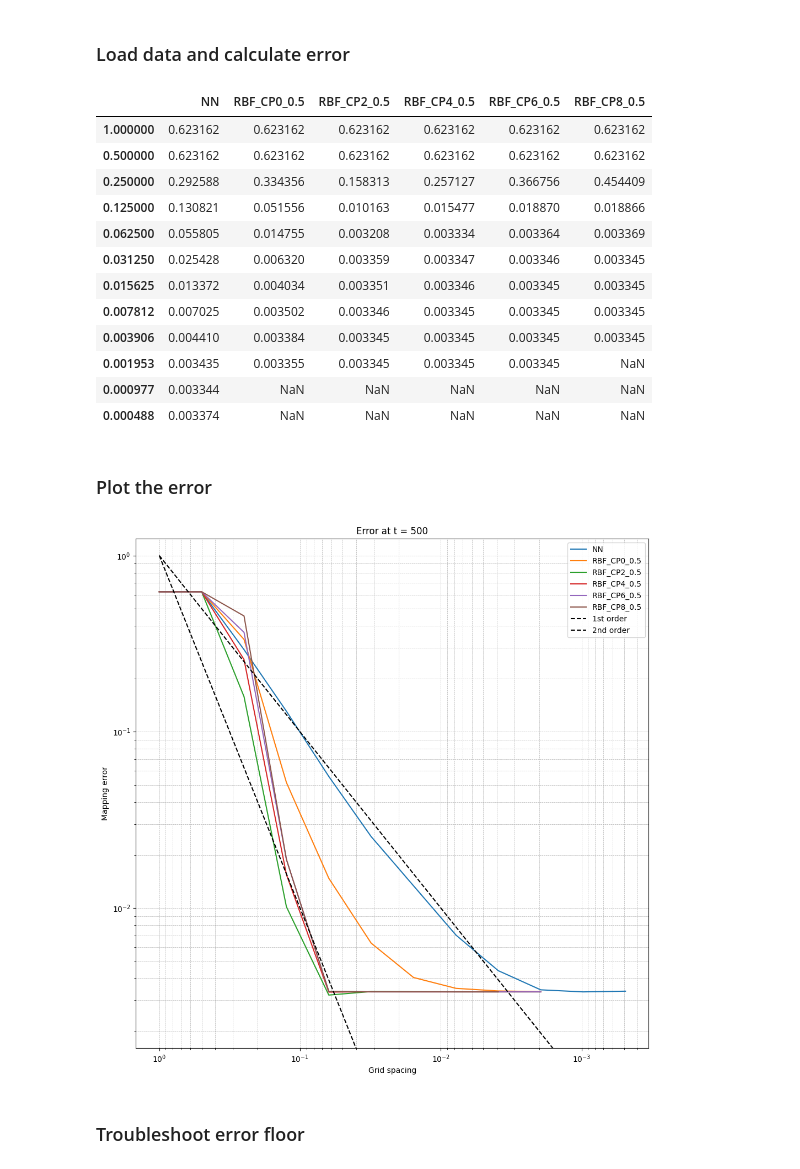
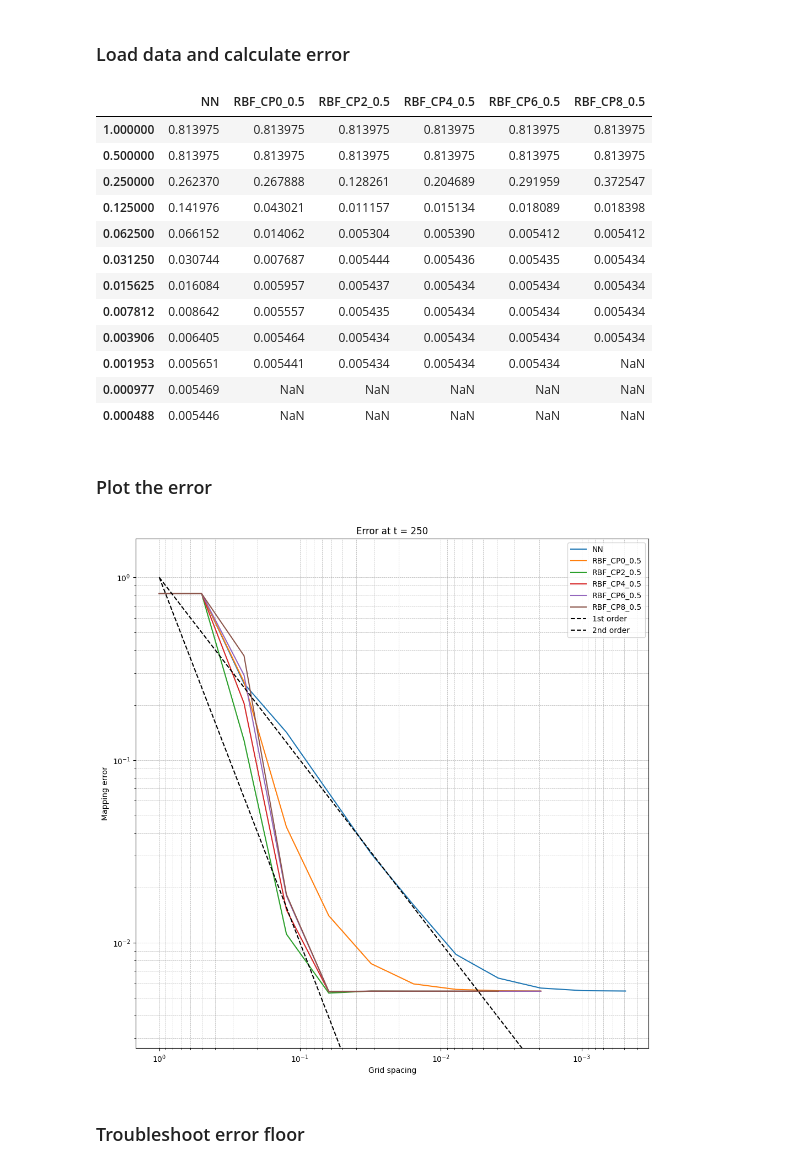
Before and after one commit to r-walloner/Flexible-mesh-particle-coupling-with-preCICE, a Jupyter notebook: deal.II-example-step-68-with-preCICE/postprocressing/mapping_error_over_grid_spacing.ipynb, the cells around one changed output. Saved outputs shown, nothing was run; the diff lists cells and outputs as text; code cells hidden in the pictures.

```diff
--- a/deal.II-example-step-68-with-preCICE/postprocressing/mapping_error_over_grid_spacing.ipynb
+++ b/deal.II-example-step-68-with-preCICE/postprocressing/mapping_error_over_grid_spacing.ipynb
@@ -81,22 +81,22 @@ def load_data(runs_dir: pathlib.Path, timestep: int) -> pd.DataFrame:
     # Convert data dict to pandas DataFrame
     return pd.DataFrame(data).sort_index(axis=0, ascending=False).sort_index(axis=1)
 
-df = load_data(working_dir.parent / "runs" / "euler_explicit_wrong", 500)
+df = load_data(working_dir.parent / "runs" / "euler_explicit_wrong", 250)
 df
 # %% [output]
 |  | NN | RBF_CP0_0.5 | RBF_CP2_0.5 | RBF_CP4_0.5 | RBF_CP6_0.5 | RBF_CP8_0.5 |
-| 1.000000 | 0.623162 | 0.623162 | 0.623162 | 0.623162 | 0.623162 | 0.623162 |
-| 0.500000 | 0.623162 | 0.623162 | 0.623162 | 0.623162 | 0.623162 | 0.623162 |
-| 0.250000 | 0.292588 | 0.334356 | 0.158313 | 0.257127 | 0.366756 | 0.454409 |
-| 0.125000 | 0.130821 | 0.051556 | 0.010163 | 0.015477 | 0.018870 | 0.018866 |
-| 0.062500 | 0.055805 | 0.014755 | 0.003208 | 0.003334 | 0.003364 | 0.003369 |
-| 0.031250 | 0.025428 | 0.006320 | 0.003359 | 0.003347 | 0.003346 | 0.003345 |
-| 0.015625 | 0.013372 | 0.004034 | 0.003351 | 0.003346 | 0.003345 | 0.003345 |
-| 0.007812 | 0.007025 | 0.003502 | 0.003346 | 0.003345 | 0.003345 | 0.003345 |
-| 0.003906 | 0.004410 | 0.003384 | 0.003345 | 0.003345 | 0.003345 | 0.003345 |
-| 0.001953 | 0.003435 | 0.003355 | 0.003345 | 0.003345 | 0.003345 | NaN |
-| 0.000977 | 0.003344 | NaN | NaN | NaN | NaN | NaN |
-| 0.000488 | 0.003374 | NaN | NaN | NaN | NaN | NaN |
+| 1.000000 | 0.813975 | 0.813975 | 0.813975 | 0.813975 | 0.813975 | 0.813975 |
+| 0.500000 | 0.813975 | 0.813975 | 0.813975 | 0.813975 | 0.813975 | 0.813975 |
+| 0.250000 | 0.262370 | 0.267888 | 0.128261 | 0.204689 | 0.291959 | 0.372547 |
+| 0.125000 | 0.141976 | 0.043021 | 0.011157 | 0.015134 | 0.018089 | 0.018398 |
+| 0.062500 | 0.066152 | 0.014062 | 0.005304 | 0.005390 | 0.005412 | 0.005412 |
+| 0.031250 | 0.030744 | 0.007687 | 0.005444 | 0.005436 | 0.005435 | 0.005434 |
+| 0.015625 | 0.016084 | 0.005957 | 0.005437 | 0.005434 | 0.005434 | 0.005434 |
+| 0.007812 | 0.008642 | 0.005557 | 0.005435 | 0.005434 | 0.005434 | 0.005434 |
+| 0.003906 | 0.006405 | 0.005464 | 0.005434 | 0.005434 | 0.005434 | 0.005434 |
+| 0.001953 | 0.005651 | 0.005441 | 0.005434 | 0.005434 | 0.005434 | NaN |
+| 0.000977 | 0.005469 | NaN | NaN | NaN | NaN | NaN |
+| 0.000488 | 0.005446 | NaN | NaN | NaN | NaN | NaN |
 # %% [markdown]
 ### Plot the error
 # %%
@@ -119,35 +119,35 @@ def plot_error_convergence(data: pd.DataFrame, title: str, reference_lines = Tru
     # Create figure and axes if not provided
     if ax is None:
         fig, ax = plt.subplots(figsize=(12, 12))
 
     # Plot the data
     for column in data.columns:
         ax.plot(data.index, data[column], label=column)
 
     # Plot reference lines
     if reference_lines:
         # First order convergence
         ax.plot(data.index, data.index, linestyle="--", color="black", label="1st order")
         # Second order convergence
         ax.plot(data.index, data.index ** 2, linestyle="--", color="black", label="2nd order")
 
     # Add labels and legend
     ax.set_title(title)
     ax.legend()
     ax.grid(which="both", linestyle="--", linewidth=0.5)
 
     # Configure axes
     ax.set_xlabel("Grid spacing")
     ax.set_xscale("log")
     ax.invert_xaxis()
 
     ax.set_ylabel("Mapping error")
     ax.set_yscale("log")
     ax.set_ylim(data.min().min() / 2, data.max().max() * 2)
 
-plot_error_convergence(df, "Error at t = 500")
+plot_error_convergence(df, "Error at t = 250")
 # %% [output]
-[figure, old version]
+[figure, new version]
 # %% [markdown]
 ### Troubleshoot error floor
 # %%
```
Also changed, not shown: parts of 2 cells of this notebook, 1 other file.
